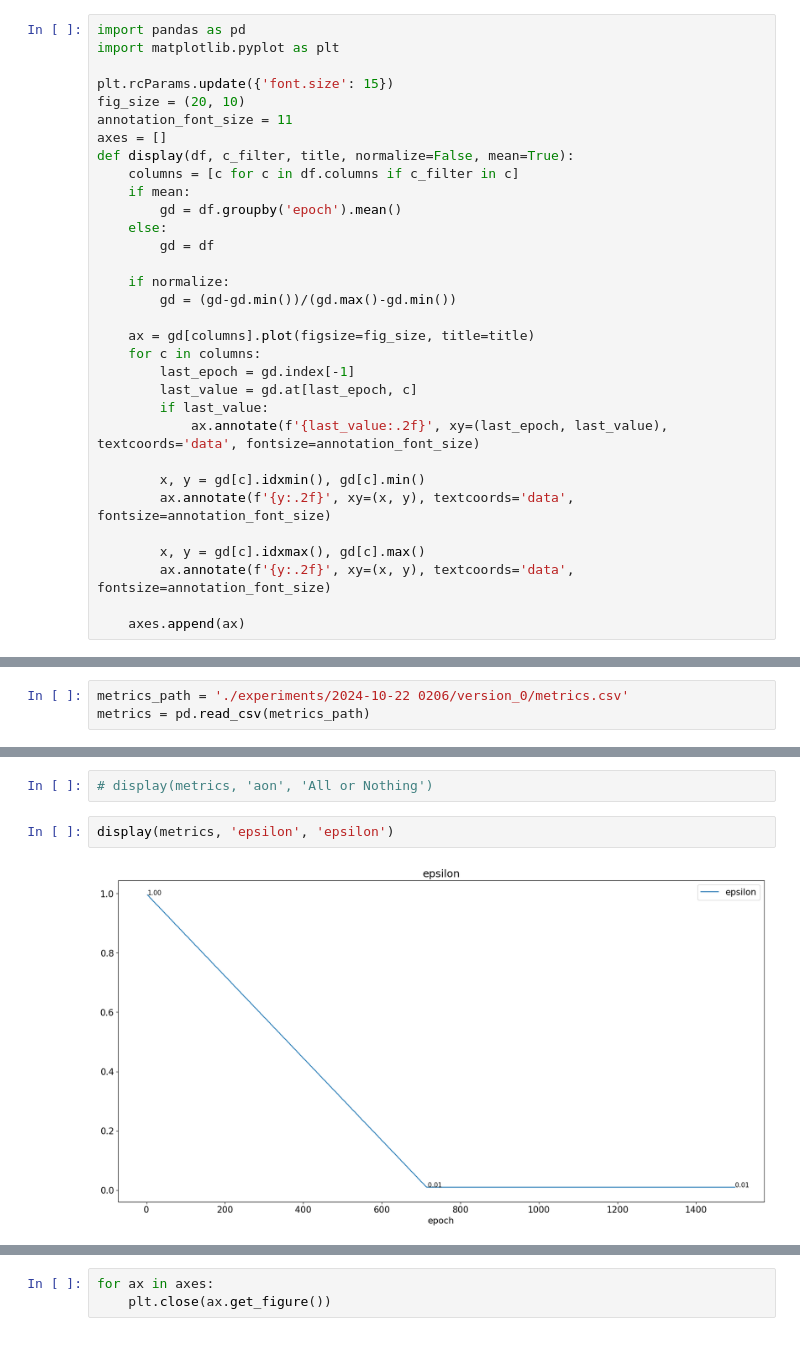
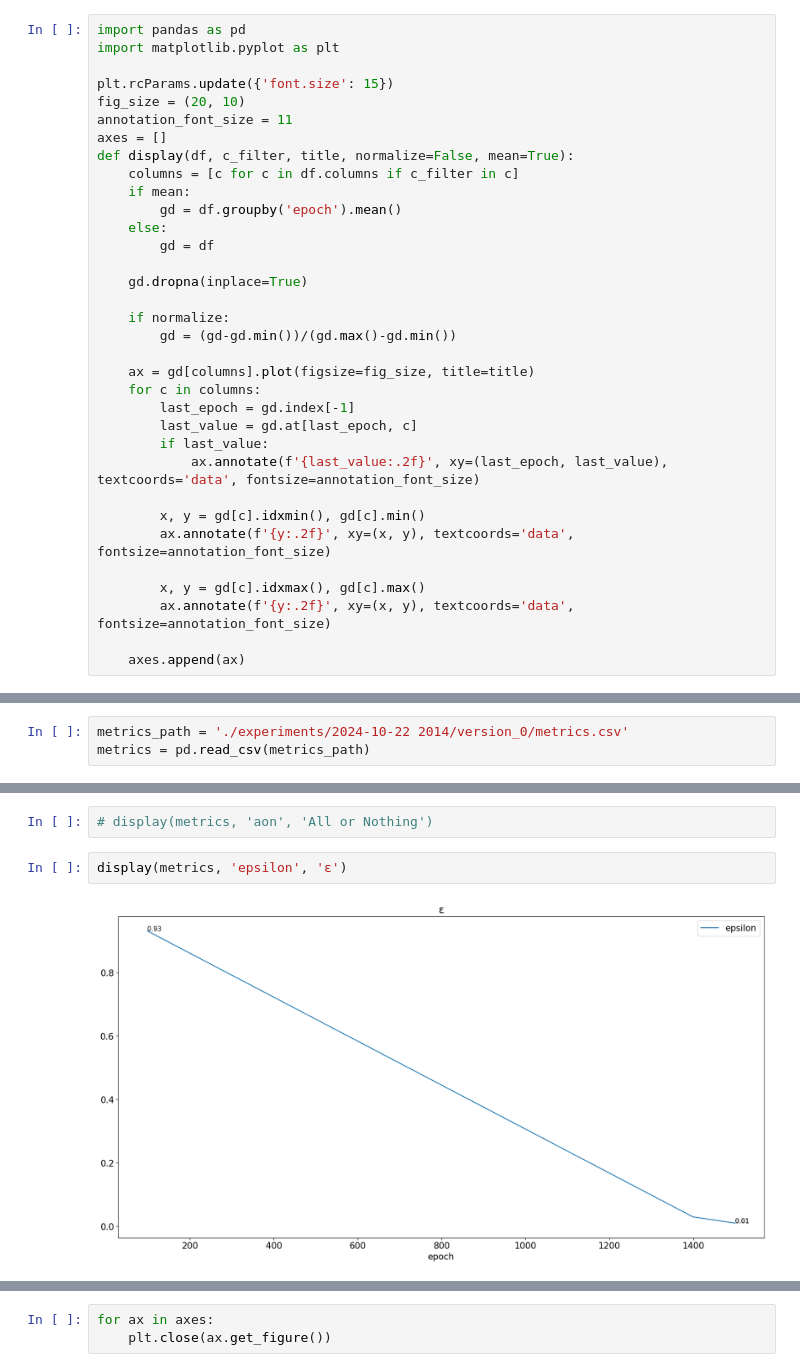
Before and after one commit to osnieltx/gnn-co, a Jupyter notebook: history_visualizer.ipynb, the cells around one changed output, grey strips where cells are left out. Saved outputs shown, nothing was run; the diff lists cells and outputs as text.

```diff
--- a/history_visualizer.ipynb
+++ b/history_visualizer.ipynb
@@ -12,6 +12,8 @@ def display(df, c_filter, title, normalize=False, mean=True):
         gd = df.groupby('epoch').mean()
     else:
         gd = df
+
+    gd.dropna(inplace=True)
 
     if normalize:
         gd = (gd-gd.min())/(gd.max()-gd.min())
@@ -39,5 +42,5 @@ params.pt                                     100%  495    30.4KB/s   00:00
 # %%
-metrics_path = './experiments/2024-10-22 0206/version_0/metrics.csv'
+metrics_path = './experiments/2024-10-22 2014/version_0/metrics.csv'
 metrics = pd.read_csv(metrics_path)
 # %%
 # display(metrics, 'mvc', 'MVC Score')
@@ -48,9 +51,9 @@ display(metrics, 'reward', 'episode reward')
 # %%
 # display(metrics, 'aon', 'All or Nothing')
 # %%
-display(metrics, 'epsilon', 'epsilon')
+display(metrics, 'epsilon', 'ε')
 # %% [output]
-[figure, old version]
+[figure, new version]
 # %%
 display(metrics, 'loss', 'Loss')
 # %% [output]
```
Also changed, not shown: parts of 8 cells of this notebook, 2 other files.
